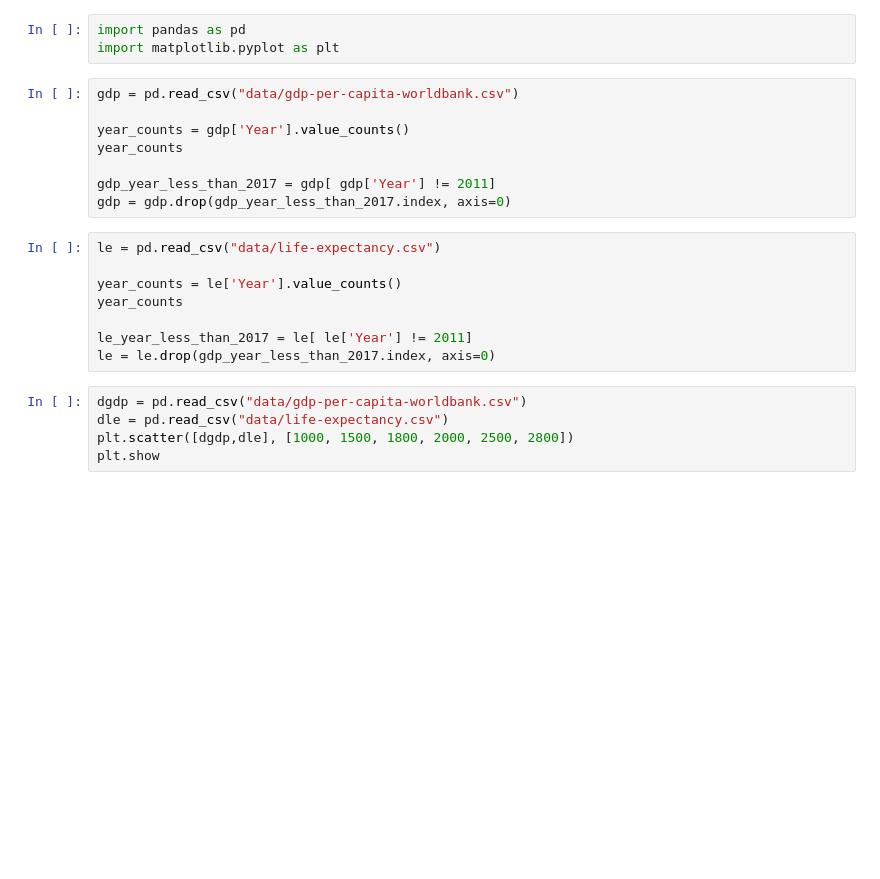
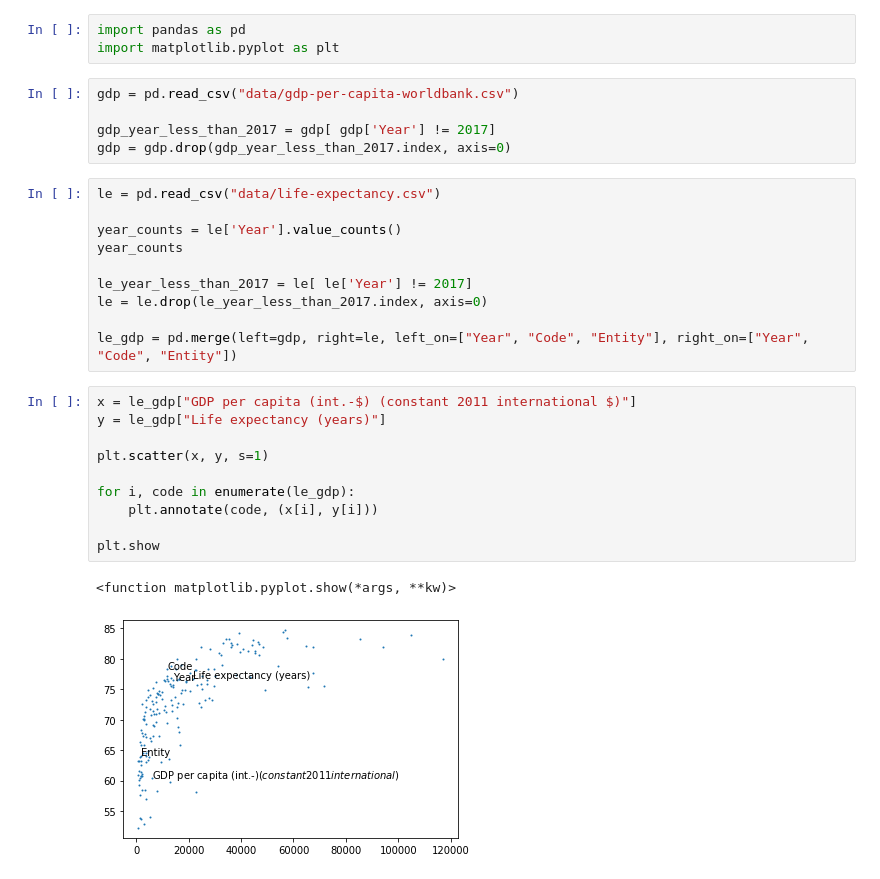
Before and after one commit to carlostling/Data-Science-Projects, a Jupyter notebook: assignment1/le_gdp.ipynb, the cells around one changed output. Cells and saved outputs as stored; diff of their text form; blank space fills up the shorter version.

Commit message:
made plot abit prettier

```diff
--- a/assignment1/le_gdp.ipynb
+++ b/assignment1/le_gdp.ipynb
@@ -4,10 +4,7 @@ import matplotlib.pyplot as plt
 # %%
 gdp = pd.read_csv("data/gdp-per-capita-worldbank.csv")
 
-year_counts = gdp['Year'].value_counts()
-year_counts
-
-gdp_year_less_than_2017 = gdp[ gdp['Year'] != 2011]
+gdp_year_less_than_2017 = gdp[ gdp['Year'] != 2017]
 gdp = gdp.drop(gdp_year_less_than_2017.index, axis=0)
 # %%
 le = pd.read_csv("data/life-expectancy.csv")
@@ -15,10 +12,20 @@ le = pd.read_csv("data/life-expectancy.csv")
 year_counts = le['Year'].value_counts()
 year_counts
 
-le_year_less_than_2017 = le[ le['Year'] != 2011]
-le = le.drop(gdp_year_less_than_2017.index, axis=0)
+le_year_less_than_2017 = le[ le['Year'] != 2017]
+le = le.drop(le_year_less_than_2017.index, axis=0)
+
+le_gdp = pd.merge(left=gdp, right=le, left_on=["Year", "Code", "Entity"], right_on=["Year", "Code", "Entity"])
-# %%
-dgdp = pd.read_csv("data/gdp-per-capita-worldbank.csv")
-dle = pd.read_csv("data/life-expectancy.csv")
-plt.scatter([dgdp,dle], [1000, 1500, 1800, 2000, 2500, 2800])
-plt.show
+# %%
+x = le_gdp["GDP per capita (int.-$) (constant 2011 international $)"]
+y = le_gdp["Life expectancy (years)"]
+
+plt.scatter(x, y, s=1)
+
+for i, code in enumerate(le_gdp):
+    plt.annotate(code, (x[i], y[i]))
+
+plt.show
+# %% [output]
+<function matplotlib.pyplot.show(*args, **kw)>
+[figure, added]
```
